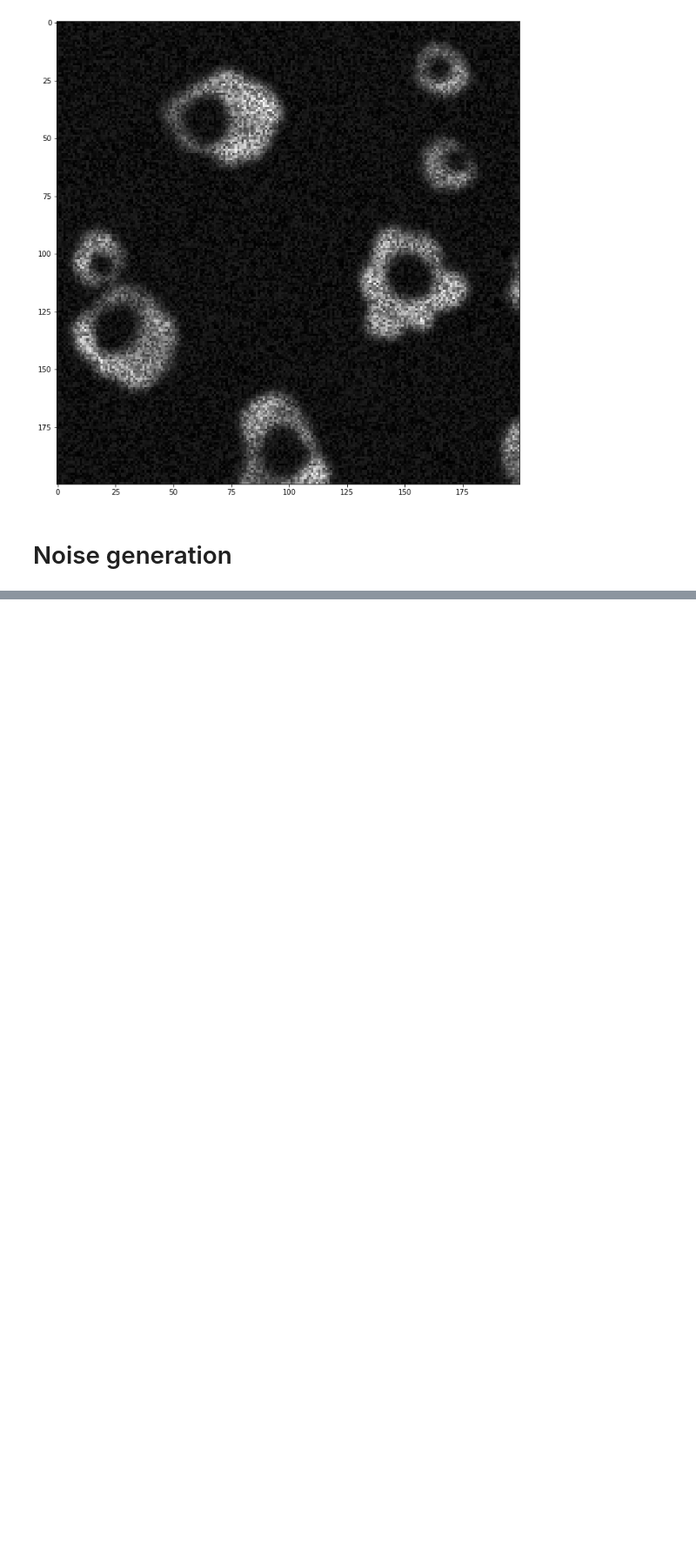
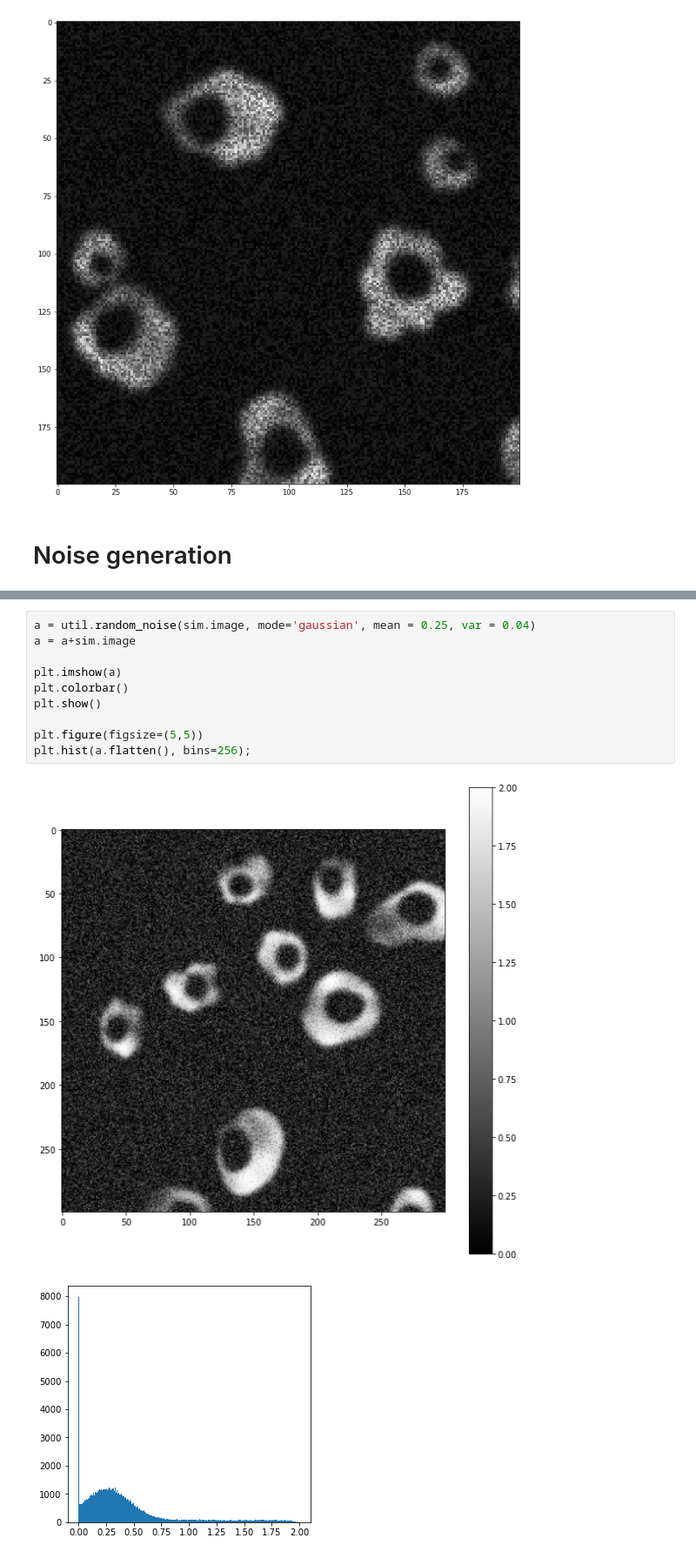
Before and after one commit to dobrik4ever/Master-Thesis, a Jupyter notebook: 3 Methods, material/uuu.ipynb, the cells around one changed output, grey strips where cells are left out. Shown at 87% size. Cells and saved outputs as stored; diff of their text form; blank space fills up the shorter version.

```diff
--- a/3 Methods, material/uuu.ipynb
+++ b/3 Methods, material/uuu.ipynb
@@ -421,0 +456,13 @@ plt.colorbar()
+# %%
+a = util.random_noise(sim.image, mode='gaussian', mean = 0.25, var = 0.04)
+a = a+sim.image
+
+plt.imshow(a)
+plt.colorbar()
+plt.show()
+
+plt.figure(figsize=(5,5))
+plt.hist(a.flatten(), bins=256);
+# %% [output]
+[figure, added]
+[figure, added]
```
Also changed, not shown: parts of 22 cells of this notebook, 11 other files.
